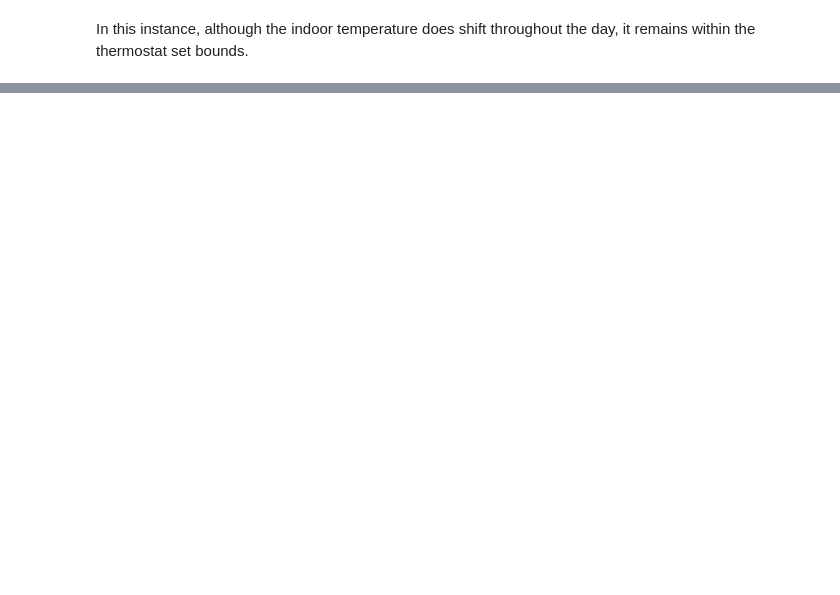
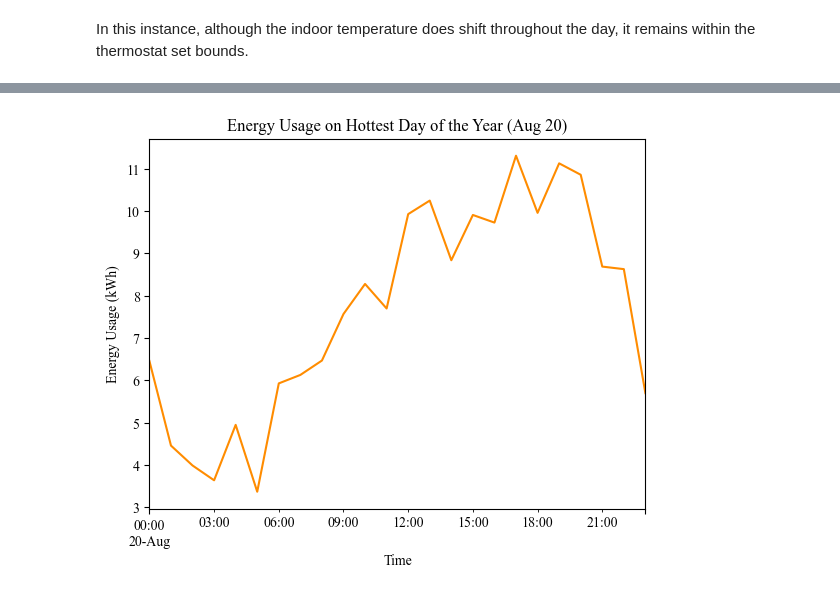
Before and after one commit to alchemicHen/hvac-viz, a Jupyter notebook: cleaning_calendar_viz.ipynb, the cells around one changed output, grey strips where cells are left out. Saved outputs shown, nothing was run; the diff lists cells and outputs as text; code cells hidden in the pictures; blank space fills up the shorter version.

```diff
--- a/cleaning_calendar_viz.ipynb
+++ b/cleaning_calendar_viz.ipynb
@@ -291,0 +344,10 @@ In this instance, although the indoor temperature does shift throughout the day,
+# %%
+# Energy usage
+energy_outdoor_hottest.energy_use.plot(color="darkorange")
+plt.title("Energy Usage on Hottest Day of the Year (Aug 20)")
+plt.ylabel("Energy Usage (kWh)")
+plt.xlabel("Time")
+plt.savefig(f'Viz_Outputs\\Energy Usage on Hottest Day of the Year.pdf', bbox_inches='tight')
+plt.show()
+# %% [output]
+[figure, added]
```
Also changed, not shown: parts of 7 cells of this notebook, 19 other files.
